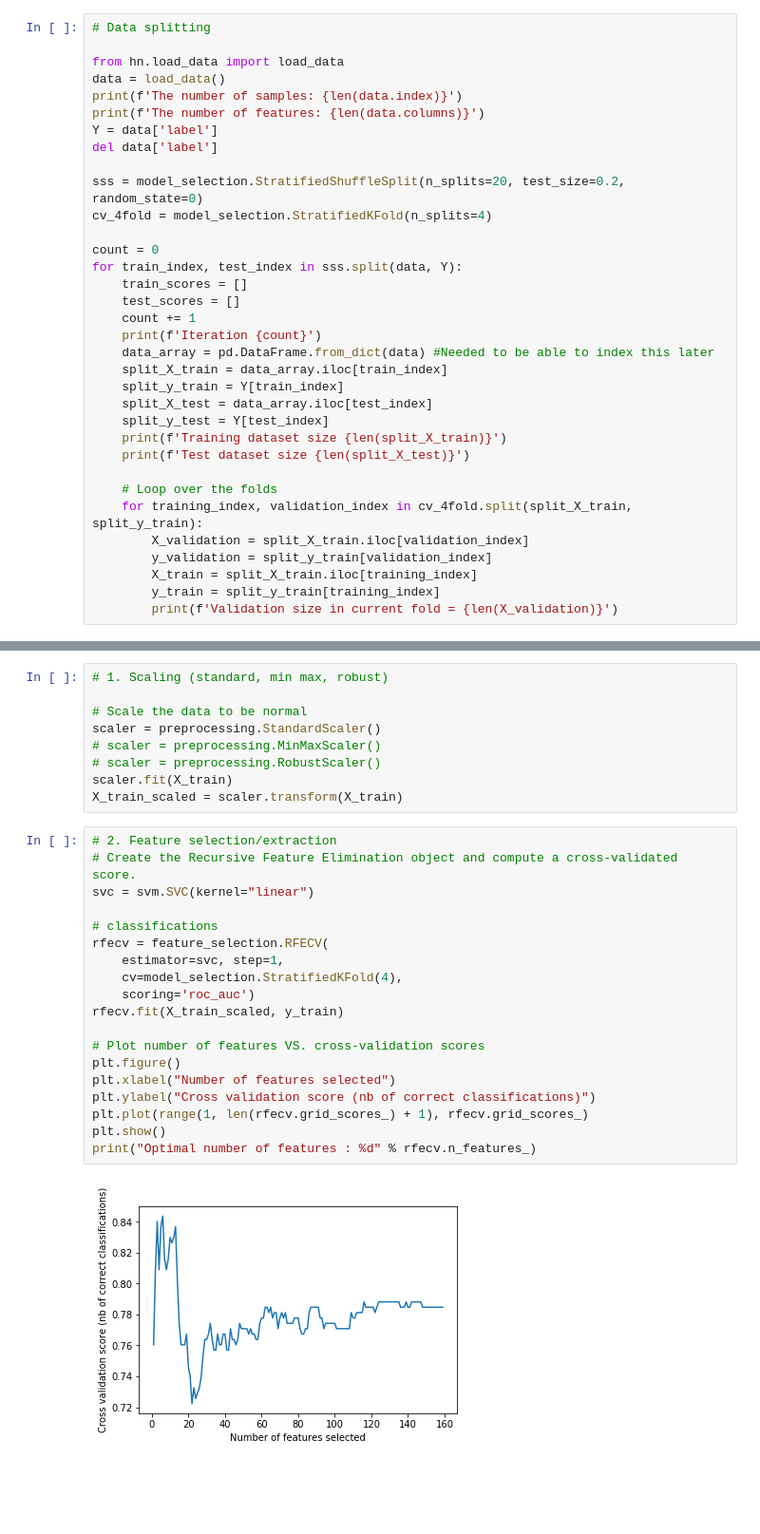
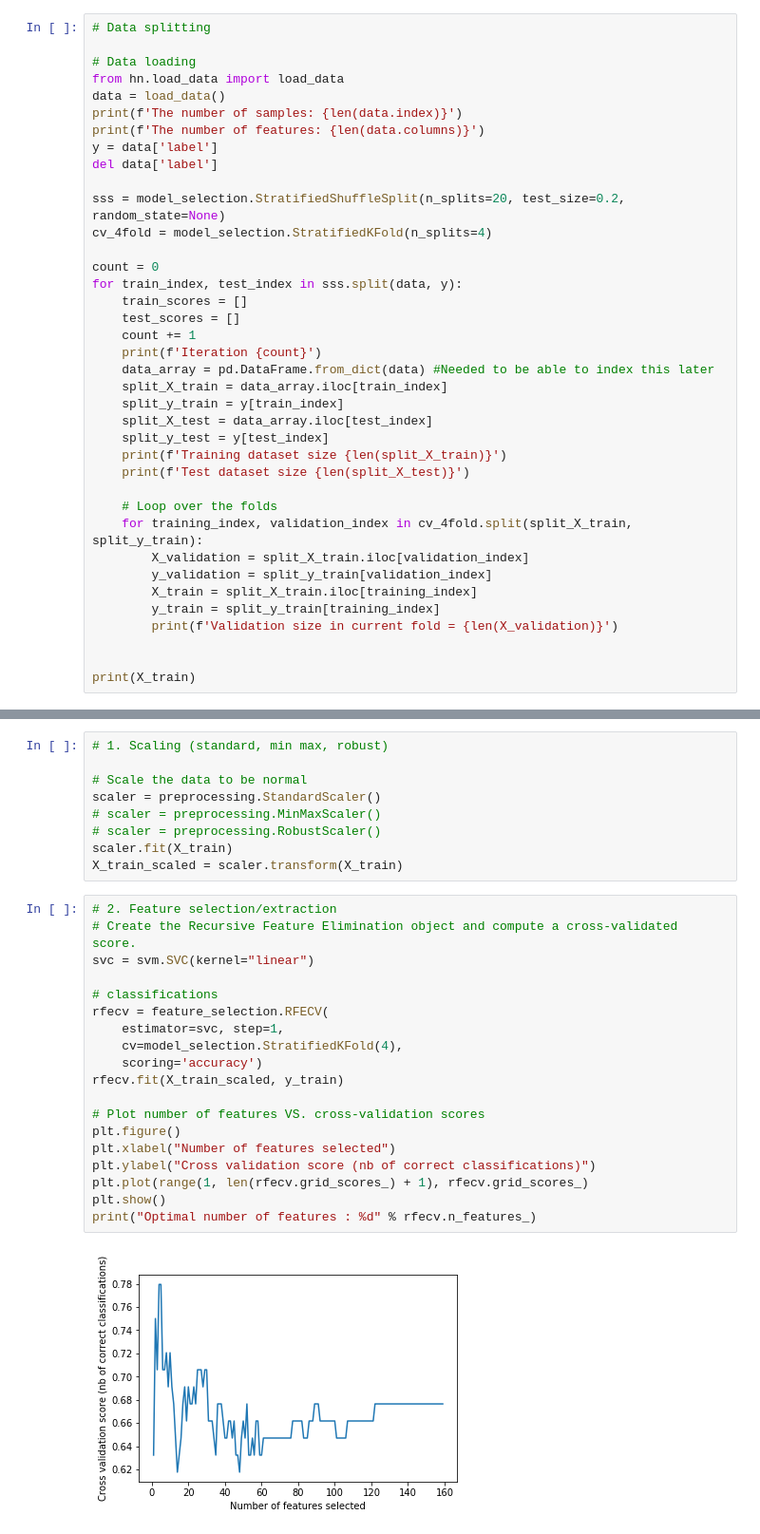
Before and after one commit to puckgroen/TM10007_PROJECT, a Jupyter notebook: assignment.ipynb, the cells around one changed output, grey strips where cells are left out. Shown: that part at 95% size. Saved outputs shown, nothing was run; the diff lists cells and outputs as text; blank space fills up the shorter version.

Commit message:
Corrected PCA and data splitting

```diff
--- a/assignment.ipynb
+++ b/assignment.ipynb
@@ -29,27 +27,28 @@ from sklearn.impute import KNNImputer
 # %%
 # Data splitting
 
+# Data loading
 from hn.load_data import load_data
 data = load_data()
 print(f'The number of samples: {len(data.index)}')
 print(f'The number of features: {len(data.columns)}')
-Y = data['label']
+y = data['label']
 del data['label']
 
-sss = model_selection.StratifiedShuffleSplit(n_splits=20, test_size=0.2, random_state=0)
+sss = model_selection.StratifiedShuffleSplit(n_splits=20, test_size=0.2, random_state=None)
 cv_4fold = model_selection.StratifiedKFold(n_splits=4)
 
 count = 0
-for train_index, test_index in sss.split(data, Y):
+for train_index, test_index in sss.split(data, y):
     train_scores = []
     test_scores = []
     count += 1
     print(f'Iteration {count}')
     data_array = pd.DataFrame.from_dict(data) #Needed to be able to index this later
     split_X_train = data_array.iloc[train_index]
-    split_y_train = Y[train_index]
+    split_y_train = y[train_index]
     split_X_test = data_array.iloc[test_index]
-    split_y_test = Y[test_index]
+    split_y_test = y[test_index]
     print(f'Training dataset size {len(split_X_train)}')
     print(f'Test dataset size {len(split_X_test)}')
 
@@ -60,6 +59,9 @@ for train_index, test_index in sss.split(data, Y):
         X_train = split_X_train.iloc[training_index]
         y_train = split_y_train[training_index]
         print(f'Validation size in current fold = {len(X_validation)}')
+
+
+print(X_train)
 # %% [output]
 The number of samples: 113
 The number of features: 160
@@ -96,21 +98,21 @@ X_train_scaled = scaler.transform(X_train)
 # %%
 # 2. Feature selection/extraction
 # Create the Recursive Feature Elimination object and compute a cross-validated score.
 svc = svm.SVC(kernel="linear")
 
 # classifications
 rfecv = feature_selection.RFECV(
     estimator=svc, step=1,
     cv=model_selection.StratifiedKFold(4),
-    scoring='roc_auc')
+    scoring='accuracy')
 rfecv.fit(X_train_scaled, y_train)
 
 # Plot number of features VS. cross-validation scores
 plt.figure()
 plt.xlabel("Number of features selected")
 plt.ylabel("Cross validation score (nb of correct classifications)")
 plt.plot(range(1, len(rfecv.grid_scores_) + 1), rfecv.grid_scores_)
 plt.show()
 print("Optimal number of features : %d" % rfecv.n_features_)
 # %% [output]
-[figure, old version]
+[figure, new version]
```
Also changed, not shown: parts of 5 cells of this notebook, 1 other file.
